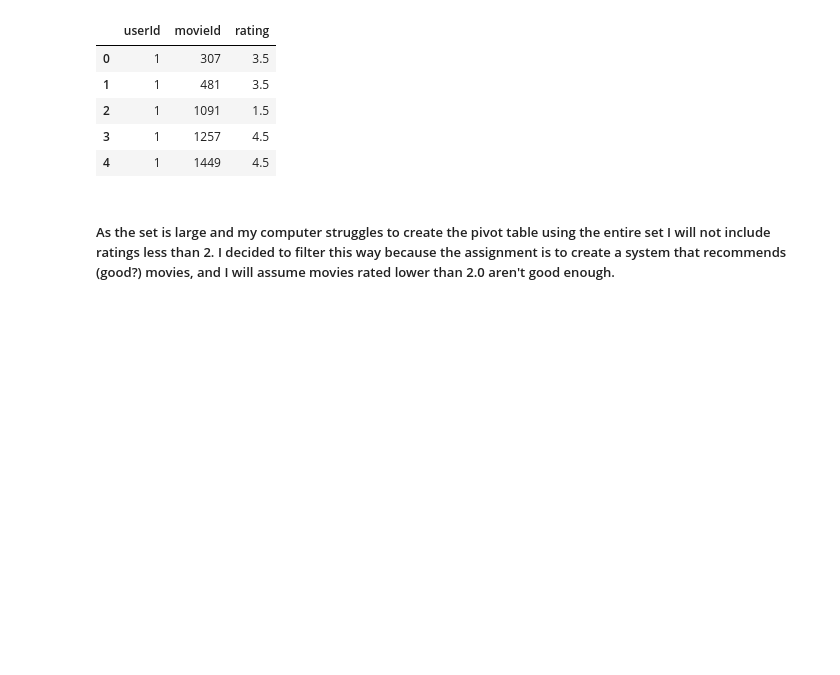
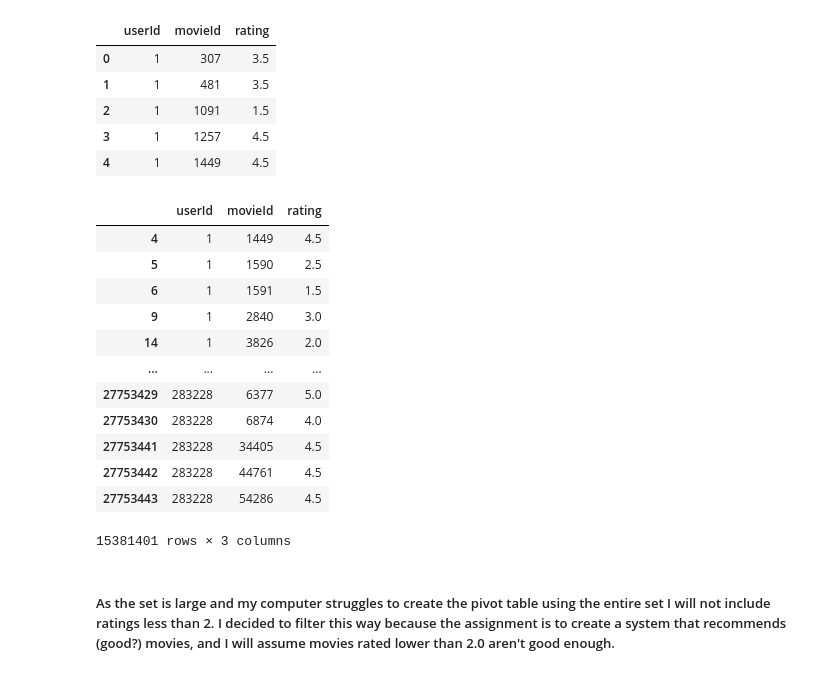
Before and after one commit to SauronGunnars/Machine-learning-Sara-Gunnars, a Jupyter notebook: Lab/movie_recommender_system.ipynb, the cells around one changed output. Drawn from its saved outputs; the diff is of its cells as text; code cells hidden in the pictures; blank space fills up the shorter version.

```diff
--- a/Lab/movie_recommender_system.ipynb
+++ b/Lab/movie_recommender_system.ipynb
@@ -356,2 +372,19 @@ df_ratings.head()
+# %%
+filtered_ratings = df_ratings[df_ratings["movieId"].isin(id_filtered)]
+filtered_ratings
+# %% [output]
+|  | userId | movieId | rating |
+| 4 | 1 | 1449 | 4.5 |
+| 5 | 1 | 1590 | 2.5 |
+| 6 | 1 | 1591 | 1.5 |
+| 9 | 1 | 2840 | 3.0 |
+| 14 | 1 | 3826 | 2.0 |
+| ... | ... | ... | ... |
+| 27753429 | 283228 | 6377 | 5.0 |
+| 27753430 | 283228 | 6874 | 4.0 |
+| 27753441 | 283228 | 34405 | 4.5 |
+| 27753442 | 283228 | 44761 | 4.5 |
+| 27753443 | 283228 | 54286 | 4.5 |
+15381401 rows × 3 columns
 # %% [markdown]
 ##### As the set is large and my computer struggles to create the pivot table using the entire set I will not include ratings less than 2. I decided to filter this way because the assignment is to create a system that recommends (good?) movies, and I will assume movies rated lower than 2.0 aren't good enough.
```
Also changed, not shown: parts of 4 cells of this notebook.
